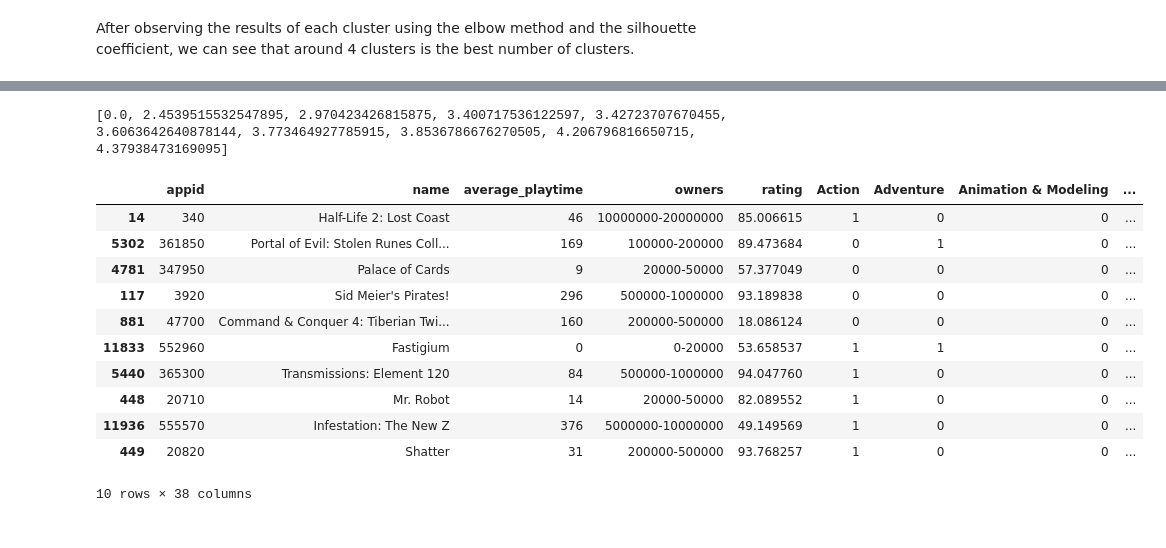
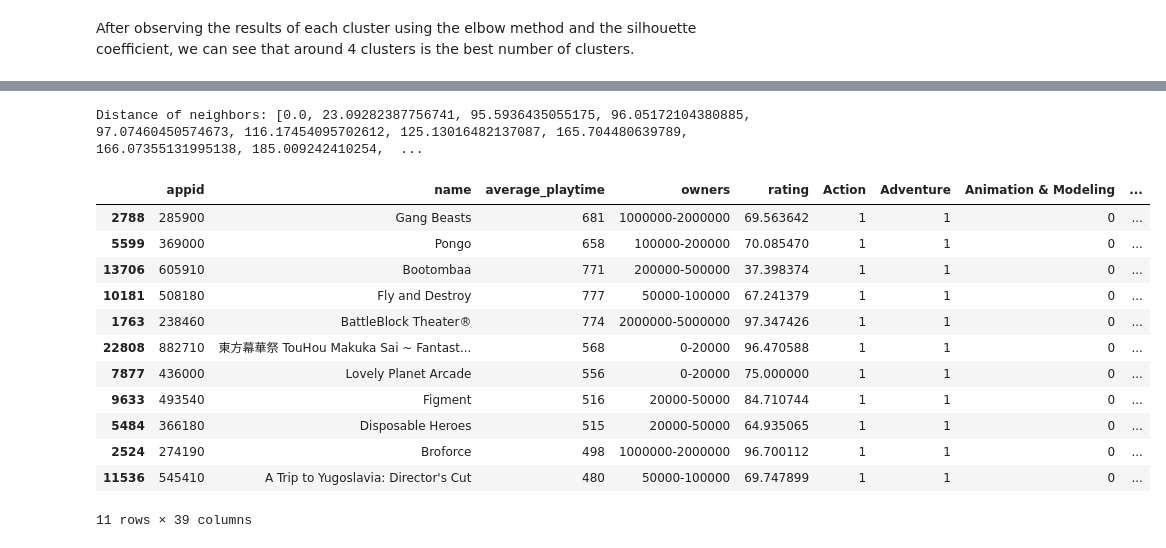
Before and after one commit to darrenchay/game_recommender, a Jupyter notebook: 2_clustering_sol.ipynb, the cells around one changed output, grey strips where cells are left out. Saved outputs shown, nothing was run; the diff lists cells and outputs as text; code cells hidden in the pictures.

```diff
--- a/2_clustering_sol.ipynb
+++ b/2_clustering_sol.ipynb
@@ -297,16 +304,0 @@ neighbors_genres
-# %%
-get_recommendations("Half-Life 2: Lost Coast", neighbors_genres)
-# %% [output]
-[0.0, 2.4539515532547895, 2.970423426815875, 3.400717536122597, 3.42723707670455, 3.6063642640878144, 3.773464927785915, 3.8536786676270505, 4.206796816650715, 4.37938473169095]
-|  | appid | name | average_playtime | owners | rating | Action | Adventure | Animation & Modeling | ... |
-| 14 | 340 | Half-Life 2: Lost Coast | 46 | 10000000-20000000 | 85.006615 | 1 | 0 | 0 | ... |
-| 5302 | 361850 | Portal of Evil: Stolen Runes Coll... | 169 | 100000-200000 | 89.473684 | 0 | 1 | 0 | ... |
-| 4781 | 347950 | Palace of Cards | 9 | 20000-50000 | 57.377049 | 0 | 0 | 0 | ... |
-| 117 | 3920 | Sid Meier's Pirates! | 296 | 500000-1000000 | 93.189838 | 0 | 0 | 0 | ... |
-| 881 | 47700 | Command & Conquer 4: Tiberian Twi... | 160 | 200000-500000 | 18.086124 | 0 | 0 | 0 | ... |
-| 11833 | 552960 | Fastigium | 0 | 0-20000 | 53.658537 | 1 | 1 | 0 | ... |
-| 5440 | 365300 | Transmissions: Element 120 | 84 | 500000-1000000 | 94.047760 | 1 | 0 | 0 | ... |
-| 448 | 20710 | Mr. Robot | 14 | 20000-50000 | 82.089552 | 1 | 0 | 0 | ... |
-| 11936 | 555570 | Infestation: The New Z | 376 | 5000000-10000000 | 49.149569 | 1 | 0 | 0 | ... |
-| 449 | 20820 | Shatter | 31 | 200000-500000 | 93.768257 | 1 | 0 | 0 | ... |
-10 rows × 38 columns
@@ -312,0 +309,17 @@ get_recommendations("Half-Life 2: Lost Coast", neighbors_genres)
+# %%
+get_recommendations("Gang Beasts", 2)
+# %% [output]
+Distance of neighbors: [0.0, 23.09282387756741, 95.5936435055175, 96.05172104380885, 97.07460450574673, 116.17454095702612, 125.13016482137087, 165.704480639789, 166.07355131995138, 185.009242410254,  ...
+|  | appid | name | average_playtime | owners | rating | Action | Adventure | Animation & Modeling | ... |
+| 2788 | 285900 | Gang Beasts | 681 | 1000000-2000000 | 69.563642 | 1 | 1 | 0 | ... |
+| 5599 | 369000 | Pongo | 658 | 100000-200000 | 70.085470 | 1 | 1 | 0 | ... |
+| 13706 | 605910 | Bootombaa | 771 | 200000-500000 | 37.398374 | 1 | 1 | 0 | ... |
+| 10181 | 508180 | Fly and Destroy | 777 | 50000-100000 | 67.241379 | 1 | 1 | 0 | ... |
+| 1763 | 238460 | BattleBlock Theater® | 774 | 2000000-5000000 | 97.347426 | 1 | 1 | 0 | ... |
+| 22808 | 882710 | 東方幕華祭 TouHou Makuka Sai ~ Fantast... | 568 | 0-20000 | 96.470588 | 1 | 1 | 0 | ... |
+| 7877 | 436000 | Lovely Planet Arcade | 556 | 0-20000 | 75.000000 | 1 | 1 | 0 | ... |
+| 9633 | 493540 | Figment | 516 | 20000-50000 | 84.710744 | 1 | 1 | 0 | ... |
+| 5484 | 366180 | Disposable Heroes | 515 | 20000-50000 | 64.935065 | 1 | 1 | 0 | ... |
+| 2524 | 274190 | Broforce | 498 | 1000000-2000000 | 96.700112 | 1 | 1 | 0 | ... |
+| 11536 | 545410 | A Trip to Yugoslavia: Director's Cut | 480 | 50000-100000 | 69.747899 | 1 | 1 | 0 | ... |
+11 rows × 39 columns
```
Also changed, not shown: parts of 24 cells of this notebook, 3 other files.
